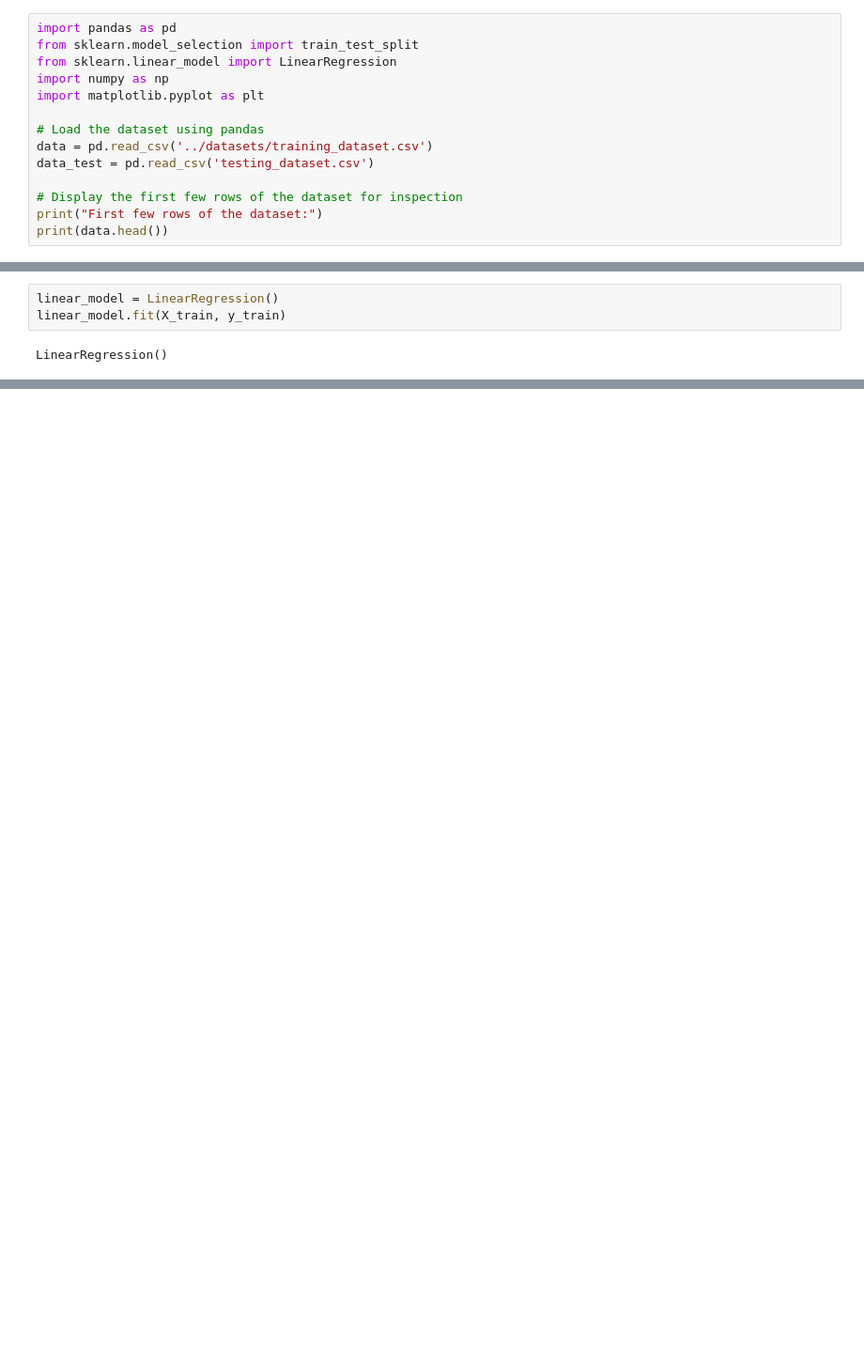
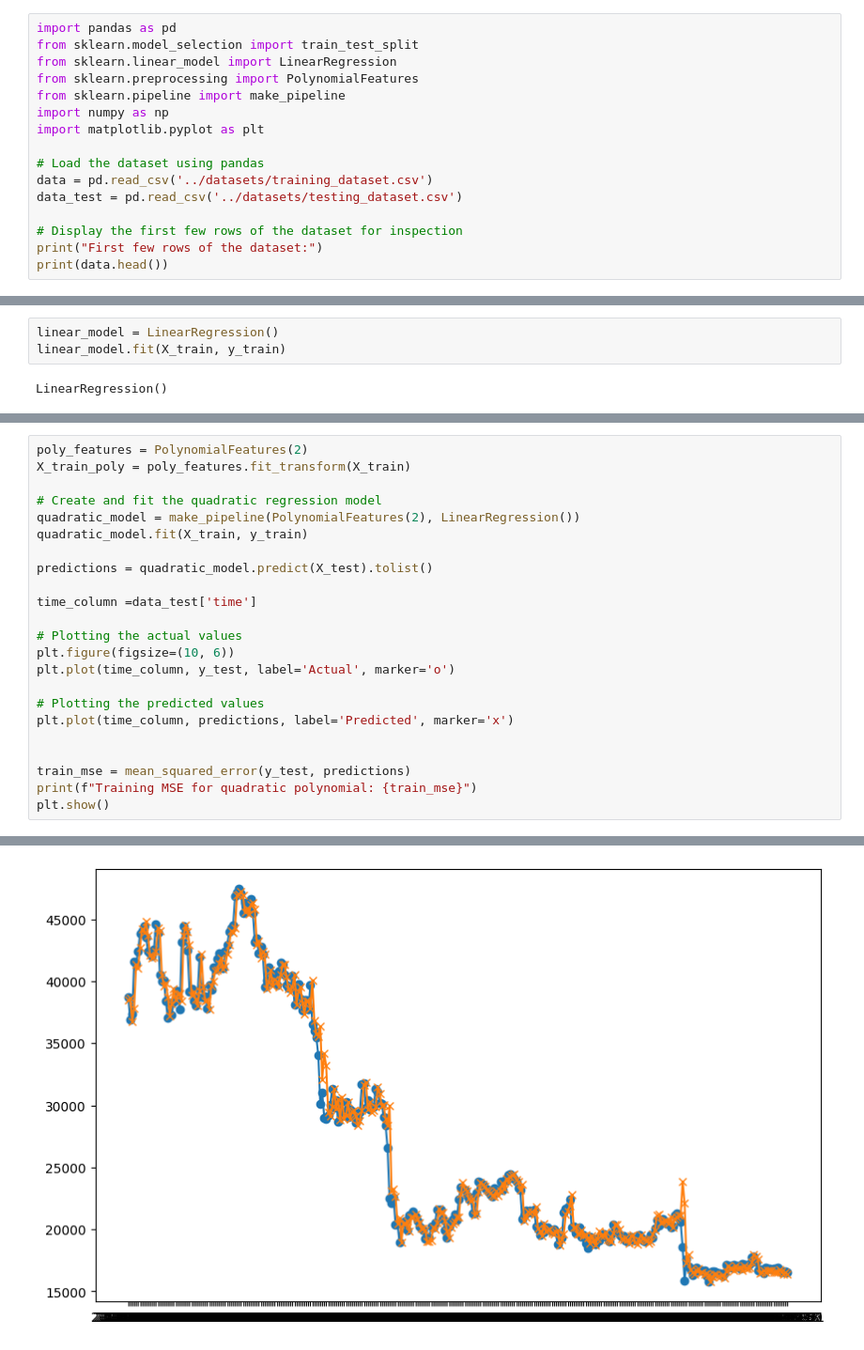
Before and after one commit to FakePickle/CoinSavvy, a Jupyter notebook: builder_models/model_tester.ipynb, the cells around one changed output, grey strips where cells are left out. Shown at 94% size. Cells and saved outputs as stored; diff of their text form; blank space fills up the shorter version.

Commit message:
Tried polynomial regression upto degree 4 but MSE kept increasing

```diff
--- a/builder_models/model_tester.ipynb
+++ b/builder_models/model_tester.ipynb
@@ -2,12 +2,14 @@
 import pandas as pd
 from sklearn.model_selection import train_test_split
 from sklearn.linear_model import LinearRegression
+from sklearn.preprocessing import PolynomialFeatures
+from sklearn.pipeline import make_pipeline
 import numpy as np
 import matplotlib.pyplot as plt
 
 # Load the dataset using pandas
 data = pd.read_csv('../datasets/training_dataset.csv')
-data_test = pd.read_csv('testing_dataset.csv')
+data_test = pd.read_csv('../datasets/testing_dataset.csv')
 
 # Display the first few rows of the dataset for inspection
 print("First few rows of the dataset:")
@@ -89 +91,25 @@ Training MSE: 1009345.6852737846
 [figure]
+# %%
+poly_features = PolynomialFeatures(2)
+X_train_poly = poly_features.fit_transform(X_train)
+
+# Create and fit the quadratic regression model
+quadratic_model = make_pipeline(PolynomialFeatures(2), LinearRegression())
+quadratic_model.fit(X_train, y_train)
+
+predictions = quadratic_model.predict(X_test).tolist()
+
+time_column =data_test['time']
+
+# Plotting the actual values
+plt.figure(figsize=(10, 6))
+plt.plot(time_column, y_test, label='Actual', marker='o')
+
+# Plotting the predicted values
+plt.plot(time_column, predictions, label='Predicted', marker='x')
+
+
+train_mse = mean_squared_error(y_test, predictions)
+print(f"Training MSE for quadratic polynomial: {train_mse}")
+plt.show()
+# %% [output]
@@ -89,0 +117 @@ Training MSE: 1009345.6852737846
+[figure, added]
```
Also changed, not shown: parts of 8 cells of this notebook.
